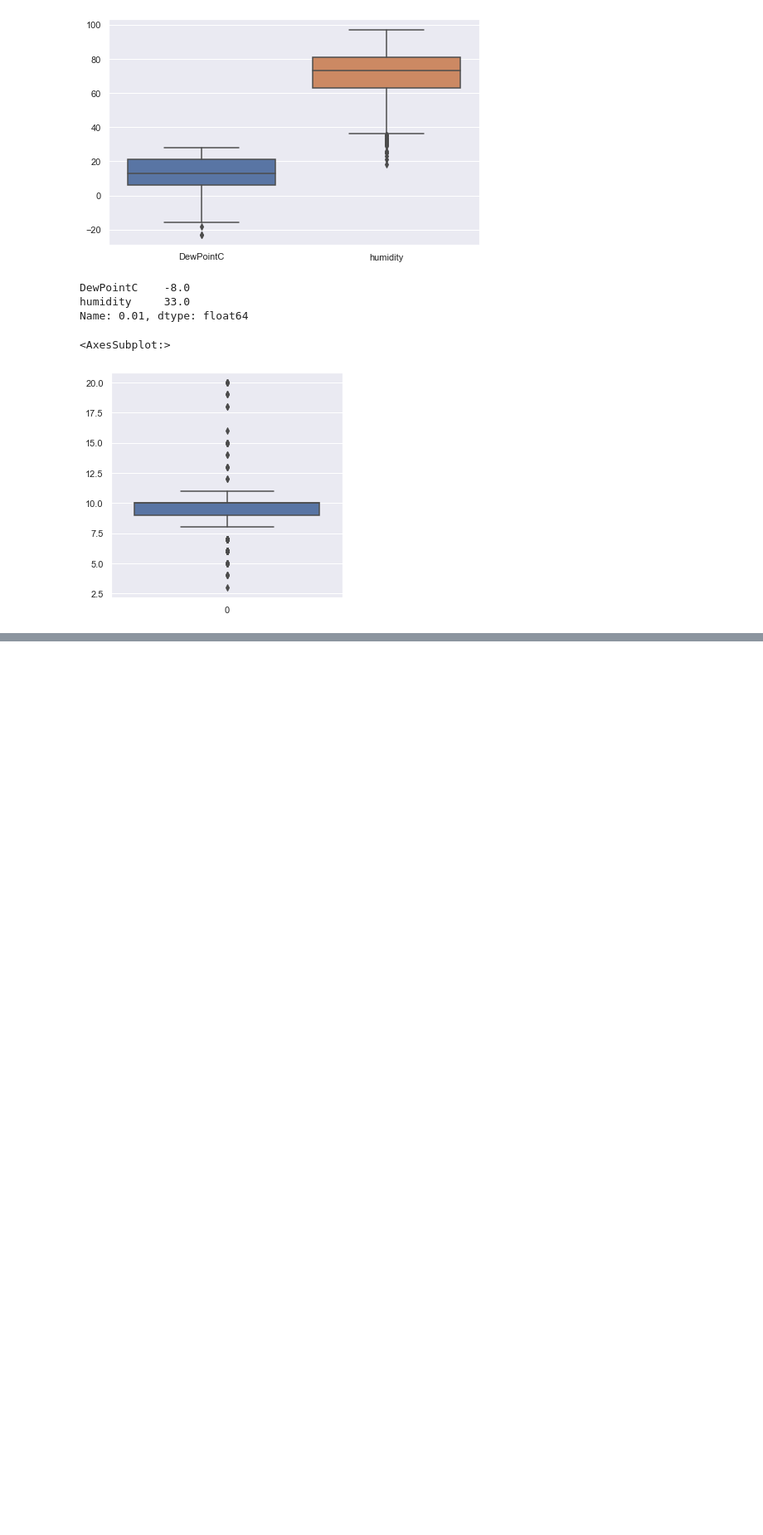
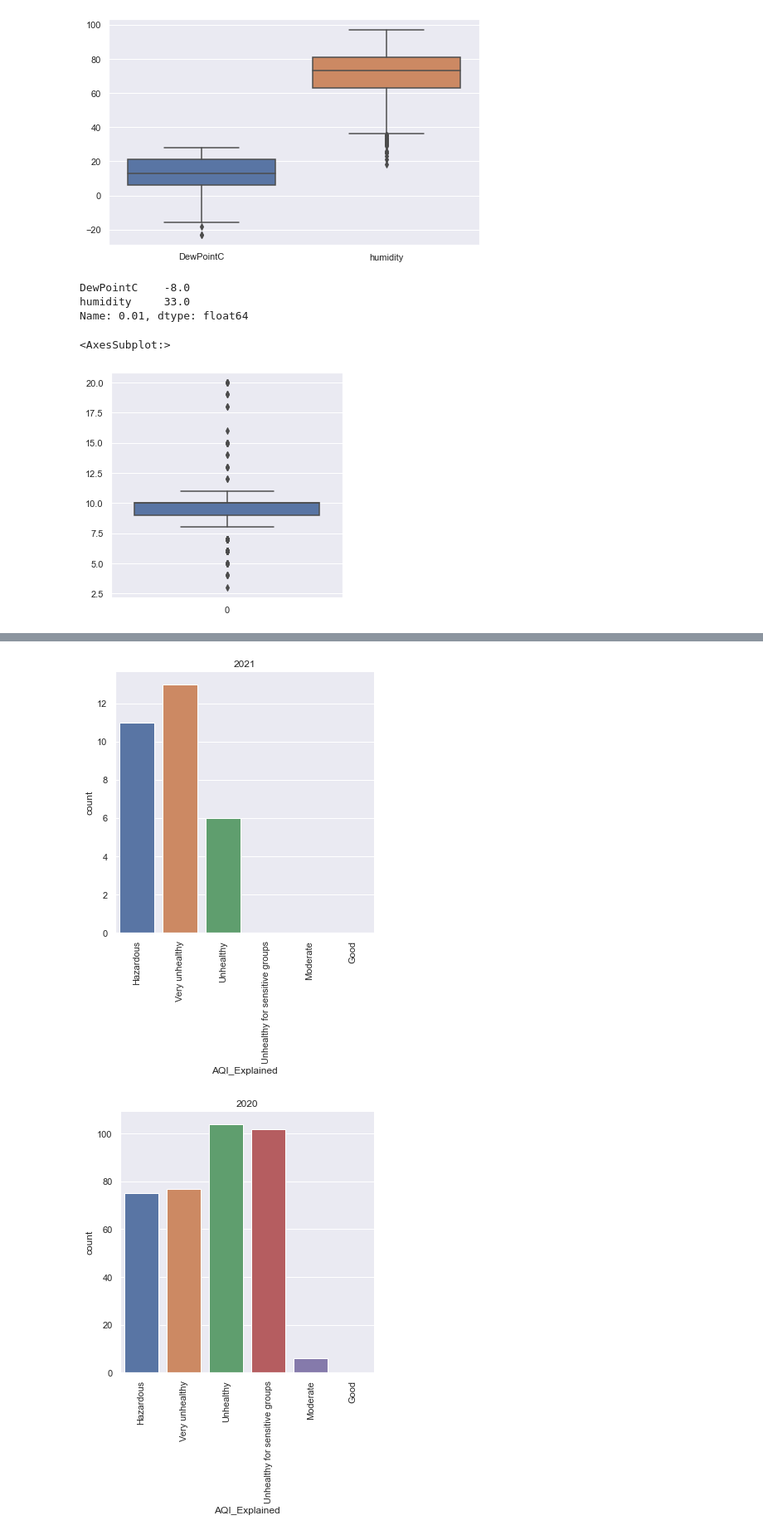
Before and after one commit to petrovalina93/diploma, a Jupyter notebook: diploma.ipynb, the cells around one changed output, grey strips where cells are left out. Shown at 83% size. Cells and saved outputs as stored; diff of their text form; code cells hidden in the pictures; blank space fills up the shorter version.

```diff
--- a/diploma.ipynb
+++ b/diploma.ipynb
@@ -259,0 +637,9 @@ df1_anomaly
+# %%
+df = df1.set_index("date")
+# %%
+years = ["2021","2020","2019","2018","2017","2016","2015","2014"]
+for year in years:
+    print (year)
+    print('Средний AQI - ', round(df.loc[year].AQI.mean(),0))
+    print (df.loc[year]["AQI_Explained"].value_counts())
+    print ("--------------"*3)
@@ -259,0 +664,16 @@ df1_anomaly
+# %%
+category_order = ["Hazardous",
+                 "Very unhealthy",
+                  "Unhealthy",
+                  "Unhealthy for sensitive groups",
+                  "Moderate",
+                  "Good"
+                 ]
+# %%
+for year in years:
+    sns.catplot( x= "AQI_Explained",data = df.loc[year],kind = "count", order=category_order)
+    plt.xticks(rotation=90)
+    plt.title(year)
+# %% [output]
+[figure, added]
+[figure, added]
```
Also changed, not shown: parts of 245 cells of this notebook.
